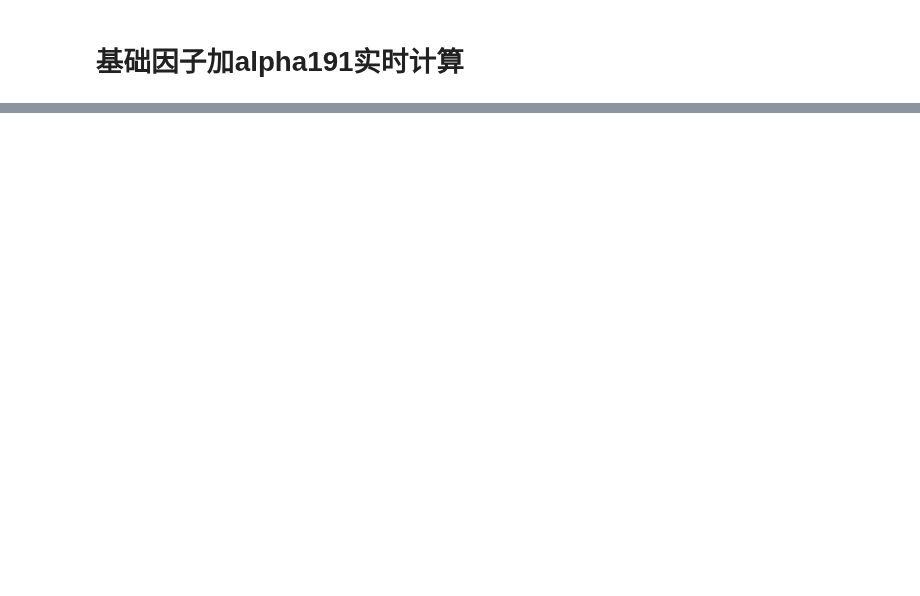
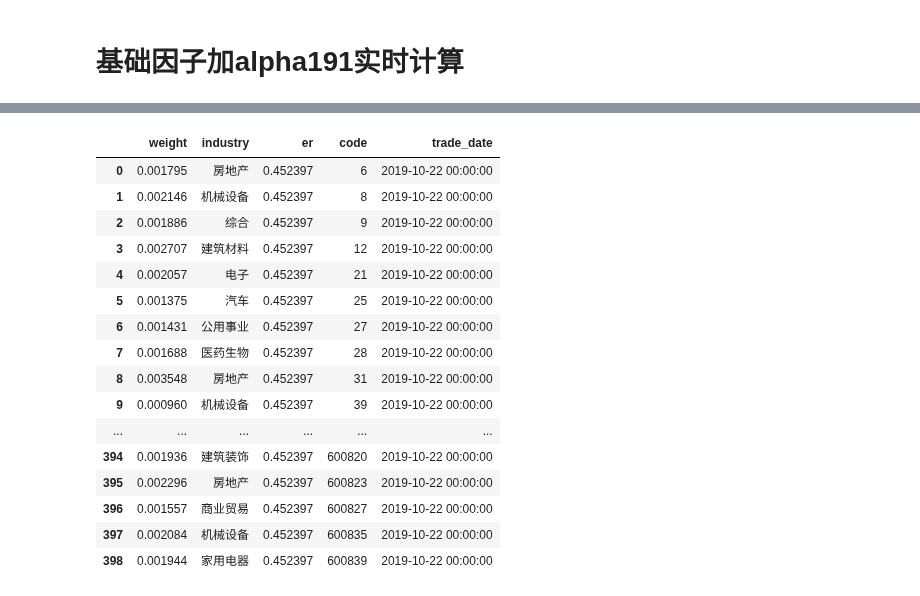
Before and after one commit to STHSF/MultiFactors, a Jupyter notebook: src/stacking/notebooks/run_realtime.ipynb, the cells around one changed output, grey strips where cells are left out. Saved outputs shown, nothing was run; the diff lists cells and outputs as text; code cells hidden in the pictures; blank space fills up the shorter version.

```diff
--- a/src/stacking/notebooks/run_realtime.ipynb
+++ b/src/stacking/notebooks/run_realtime.ipynb
@@ -808,7 +790,7 @@ if GPU_device:
     xgb_model.set_params(tree_method='gpu_hist', max_depth=5)
 else:
     xgb_model.set_params(max_depth=5)
-alpha_logger.info('xgb_model params: {0}'.format(xgb_model.get_params))
+alpha_logger.info('xgb_model params: \n{0}'.format(xgb_model.get_params()))
 
 best_score, best_round, cv_rounds, best_model = xgb_model.fit(x_train, y_train)
 alpha_logger.info('Training time cost {}s'.format(time.time() - tic))
@@ -821,12 +803,13 @@ alpha_logger.info('{0} total_data_test_excess: {1}'.format(ref_date, len(total_d
 if len(total_data_test_excess) > 0:
     # 获取当天的行业, 风险模型和基准数据
     industry_matrix = industry_total[industry_total.trade_date == ref_date]
-    benchmark_w = benchmark_total[benchmark_total.trade_date == ref_date]
+    benchmark_weight = benchmark_total[benchmark_total.trade_date == ref_date]
     risk_matrix = risk_total[risk_total.trade_date == ref_date]
 
-    total_data = pd.merge(industry_matrix, benchmark_w, on=['code'], how='left').fillna(0.)
+    total_data = pd.merge(industry_matrix, benchmark_weight, on=['code'], how='left').fillna(0.)
     total_data = pd.merge(total_data, risk_matrix, on=['code'])
-    alpha_logger.info('{0} len_of_total_data: {1}'.format(ref_date, len(total_data)))
+    alpha_logger.info('{0} type_of_total_data: {1}'.format(ref_date, type(total_data)))
+    alpha_logger.info('{0} shape_of_total_data: {1}'.format(ref_date, np.shape(total_data)))
 
     total_data_test_excess = pd.merge(total_data, total_data_test_excess, on=['code'])
     alpha_logger.info('{0} len_of_total_data_test_excess: {1}'.format(ref_date, len(total_data_test_excess)))
@@ -837,6 +820,7 @@ if len(total_data_test_excess) > 0:
     dx_returns = return_data[return_data.trade_date == ref_date][['code', 'dx']]
 
     benchmark_w = total_data_test_excess.weight.values
+    alpha_logger.info('type_of_benchmark_w: {}'.format(type(benchmark_w)))
     alpha_logger.info('shape_of_benchmark_w: {}'.format(np.shape(benchmark_w)))
     is_in_benchmark = (benchmark_w > 0.).astype(float).reshape((-1, 1))
     total_risk_exp = np.concatenate([total_data_test_excess[constraint_risk].values.astype(float),
@@ -855,6 +839,7 @@ if len(total_data_test_excess) > 0:
     alpha_logger.info('ubound: {0} in {1}'.format(np.shape(ubound), ref_date))
 
     # predict
+#     alpha_logger.info('total_data_test_excess: \n{}'.format(total_data_test_excess[['weight', 'code', 'industry']]))
     x_pred = total_data_test_excess[features]
     predict_xgboost = xgb_model.predict(best_model, x_pred)
     a = np.shape(predict_xgboost)
@@ -864,8 +849,10 @@ if len(total_data_test_excess) > 0:
     del best_model
     gc.collect()
 
-    # 股票过滤, 组合优化之前过滤掉
+    # 股票过滤, 组合优化之前过滤掉(未完成)
 
+    # 调整昨持仓
+    previous_pos = total_data_test_excess[['code']].merge(previous_pos, on=['code'], how='left').fillna(0)
     # 组合优化
     try:
         target_pos, _ = er_portfolio_analysis(predict_xgboost,
@@ -878,14 +865,14 @@ if len(total_data_test_excess) > 0:
                                               lbound=lbound,
                                               ubound=ubound,
                                               turn_over_target=0.5,
-                                              current_pos=previous_pos[['weight', 'industry', 'er', 'code']])
+                                              current_pos=previous_pos.weight.values)
     except:
         import pdb
         pdb.set_trace()
-        alpha_logger.info('target_pos: {}'.format(target_pos))
-    alpha_logger.info('target_pos_shape: {}'.format(np.shape(target_pos)))
+    alpha_logger.info('shape_of_target_pos: {}'.format(np.shape(target_pos)))
     alpha_logger.info('len_codes:{}'.format(np.shape(codes)))
     target_pos['code'] = codes
+#     alpha_logger.info('target_pos: \n{}'.format(target_pos))
 
     result = pd.merge(target_pos, dx_returns, on=['code'])
     result['trade_date'] = ref_date
@@ -918,7 +905,7 @@ if len(total_data_test_excess) > 0:
 
     alpha_logger.info('{} is finished'.format(ref_date))
 else:
-    alpha_logger.info('{0} HAS NO DATA!!!'.format(ref_date))
+    alpha_logger.info('{} HAS NO DATA!!!'.format(ref_date))
 
 # ret_df = pd.DataFrame({'xgb_regress': rets}, index=trade_dates)
 ret_df = pd.DataFrame({'xgb_regress': rets, 'net_xgb_regress': net_rets}, index=trade_dates)
@@ -966,3 +954,23 @@ Will train until valid-rmse hasn't improved in 10 rounds.
+# %%
+current_pos
+# %% [output]
+|  | weight | industry | er | code | trade_date |
+| 0 | 0.001795 | 房地产 | 0.452397 | 6 | 2019-10-22 00:00:00 |
+| 1 | 0.002146 | 机械设备 | 0.452397 | 8 | 2019-10-22 00:00:00 |
+| 2 | 0.001886 | 综合 | 0.452397 | 9 | 2019-10-22 00:00:00 |
+| 3 | 0.002707 | 建筑材料 | 0.452397 | 12 | 2019-10-22 00:00:00 |
+| 4 | 0.002057 | 电子 | 0.452397 | 21 | 2019-10-22 00:00:00 |
+| 5 | 0.001375 | 汽车 | 0.452397 | 25 | 2019-10-22 00:00:00 |
+| 6 | 0.001431 | 公用事业 | 0.452397 | 27 | 2019-10-22 00:00:00 |
+| 7 | 0.001688 | 医药生物 | 0.452397 | 28 | 2019-10-22 00:00:00 |
+| 8 | 0.003548 | 房地产 | 0.452397 | 31 | 2019-10-22 00:00:00 |
+| 9 | 0.000960 | 机械设备 | 0.452397 | 39 | 2019-10-22 00:00:00 |
+| ... | ... | ... | ... | ... | ... |
+| 394 | 0.001936 | 建筑装饰 | 0.452397 | 600820 | 2019-10-22 00:00:00 |
+| 395 | 0.002296 | 房地产 | 0.452397 | 600823 | 2019-10-22 00:00:00 |
+| 396 | 0.001557 | 商业贸易 | 0.452397 | 600827 | 2019-10-22 00:00:00 |
+| 397 | 0.002084 | 机械设备 | 0.452397 | 600835 | 2019-10-22 00:00:00 |
+| 398 | 0.001944 | 家用电器 | 0.452397 | 600839 | 2019-10-22 00:00:00 |
 # %%
 from src.data.engines.sqlengine import SQLEngine
 
```
Also changed, not shown: parts of 14 cells of this notebook, 2 other files.
